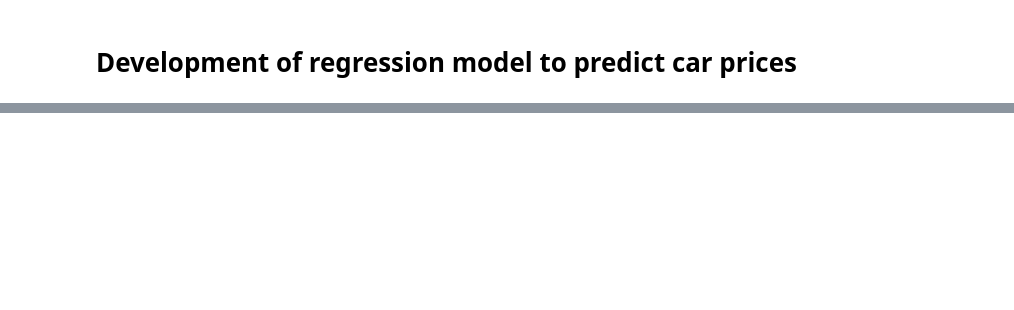
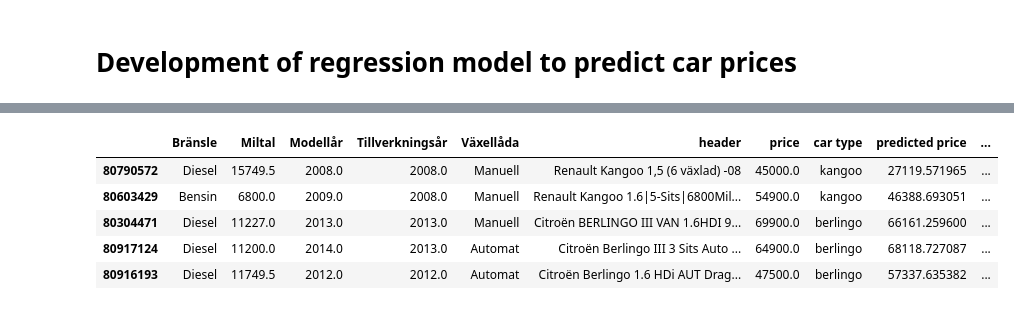
Before and after one commit to martinlarsalbert/blocket, a Jupyter notebook: regression.ipynb, the cells around one changed output, grey strips where cells are left out. Drawn from its saved outputs; the diff is of its cells as text; code cells hidden in the pictures; blank space fills up the shorter version.

```diff
--- a/regression.ipynb
+++ b/regression.ipynb
@@ -172,3 +173,12 @@ df_kangoo.loc[index]
+# %%
+df_cars.head()
+# %% [output]
+|  | Bränsle | Miltal | Modellår | Tillverkningsår | Växellåda | header | price | car type | predicted price | ... |
+| 80790572 | Diesel | 15749.5 | 2008.0 | 2008.0 | Manuell | Renault Kangoo 1,5 (6 växlad) -08 | 45000.0 | kangoo | 27119.571965 | ... |
+| 80603429 | Bensin | 6800.0 | 2009.0 | 2008.0 | Manuell | Renault Kangoo 1.6|5-Sits|6800Mil... | 54900.0 | kangoo | 46388.693051 | ... |
+| 80304471 | Diesel | 11227.0 | 2013.0 | 2013.0 | Manuell | Citroën BERLINGO III VAN 1.6HDI 9... | 69900.0 | berlingo | 66161.259600 | ... |
+| 80917124 | Diesel | 11200.0 | 2014.0 | 2013.0 | Automat | Citroën Berlingo III 3 Sits Auto ... | 64900.0 | berlingo | 68118.727087 | ... |
+| 80916193 | Diesel | 11749.5 | 2012.0 | 2012.0 | Automat | Citroën Berlingo 1.6 HDi AUT Drag... | 47500.0 | berlingo | 57337.635382 | ... |
 # %%
 index = ((df_cars['Biltyp'] == 'Kombi') &
          (df_cars['Miltal'] < 15000) &
```
Also changed, not shown: parts of 16 cells of this notebook, 1 other file.
